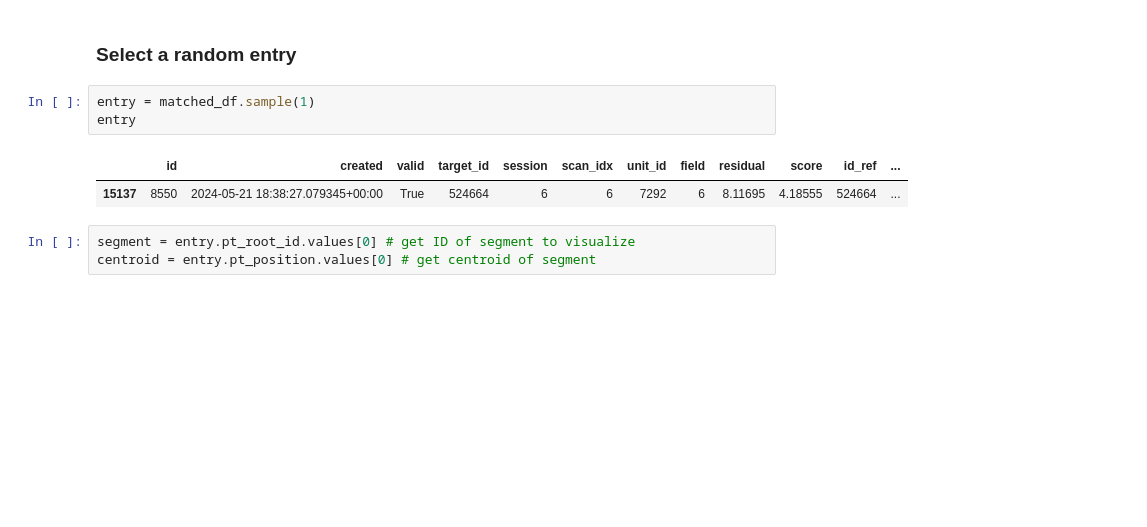
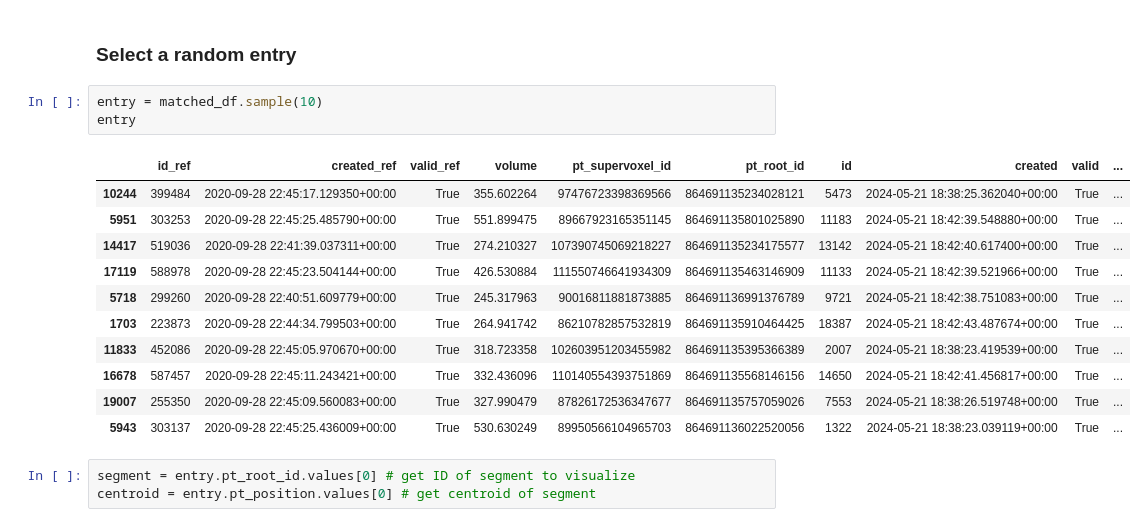
Before and after one commit to julietj135/microns_phase3_nda, a Jupyter notebook: tutorial_notebooks/Matched_Cell_Functional_Data.ipynb, the cells around one changed output. Drawn from its saved outputs; the diff is of its cells as text; blank space fills up the shorter version.

```diff
--- a/tutorial_notebooks/Matched_Cell_Functional_Data.ipynb
+++ b/tutorial_notebooks/Matched_Cell_Functional_Data.ipynb
@@ -129,11 +130,20 @@ Note: More confident matches will have a smaller residual and larger separation
 # %% [markdown]
 ### Select a random entry
 # %%
-entry = matched_df.sample(1)
+entry = matched_df.sample(10)
 entry
 # %% [output]
-|  | id | created | valid | target_id | session | scan_idx | unit_id | field | residual | score | id_ref | ... |
-| 15137 | 8550 | 2024-05-21 18:38:27.079345+00:00 | True | 524664 | 6 | 6 | 7292 | 6 | 8.11695 | 4.18555 | 524664 | ... |
+|  | id_ref | created_ref | valid_ref | volume | pt_supervoxel_id | pt_root_id | id | created | valid | ... |
+| 10244 | 399484 | 2020-09-28 22:45:17.129350+00:00 | True | 355.602264 | 97476723398369566 | 864691135234028121 | 5473 | 2024-05-21 18:38:25.362040+00:00 | True | ... |
+| 5951 | 303253 | 2020-09-28 22:45:25.485790+00:00 | True | 551.899475 | 89667923165351145 | 864691135801025890 | 11183 | 2024-05-21 18:42:39.548880+00:00 | True | ... |
+| 14417 | 519036 | 2020-09-28 22:41:39.037311+00:00 | True | 274.210327 | 107390745069218227 | 864691135234175577 | 13142 | 2024-05-21 18:42:40.617400+00:00 | True | ... |
+| 17119 | 588978 | 2020-09-28 22:45:23.504144+00:00 | True | 426.530884 | 111550746641934309 | 864691135463146909 | 11133 | 2024-05-21 18:42:39.521966+00:00 | True | ... |
+| 5718 | 299260 | 2020-09-28 22:40:51.609779+00:00 | True | 245.317963 | 90016811881873885 | 864691136991376789 | 9721 | 2024-05-21 18:42:38.751083+00:00 | True | ... |
+| 1703 | 223873 | 2020-09-28 22:44:34.799503+00:00 | True | 264.941742 | 86210782857532819 | 864691135910464425 | 18387 | 2024-05-21 18:42:43.487674+00:00 | True | ... |
+| 11833 | 452086 | 2020-09-28 22:45:05.970670+00:00 | True | 318.723358 | 102603951203455982 | 864691135395366389 | 2007 | 2024-05-21 18:38:23.419539+00:00 | True | ... |
+| 16678 | 587457 | 2020-09-28 22:45:11.243421+00:00 | True | 332.436096 | 110140554393751869 | 864691135568146156 | 14650 | 2024-05-21 18:42:41.456817+00:00 | True | ... |
+| 19007 | 255350 | 2020-09-28 22:45:09.560083+00:00 | True | 327.990479 | 87826172536347677 | 864691135757059026 | 7553 | 2024-05-21 18:38:26.519748+00:00 | True | ... |
+| 5943 | 303137 | 2020-09-28 22:45:25.436009+00:00 | True | 530.630249 | 89950566104965703 | 864691136022520056 | 1322 | 2024-05-21 18:38:23.039119+00:00 | True | ... |
 # %%
 segment = entry.pt_root_id.values[0] # get ID of segment to visualize
 centroid = entry.pt_position.values[0] # get centroid of segment
```
Also changed, not shown: parts of 9 cells of this notebook.
